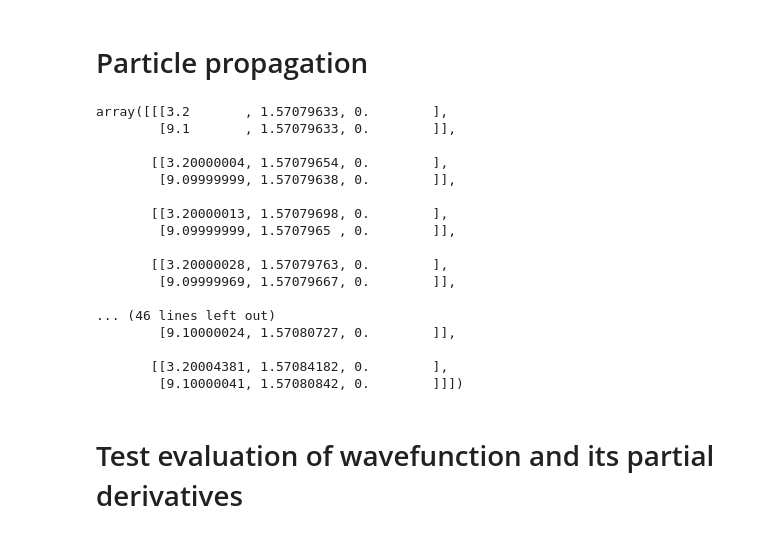
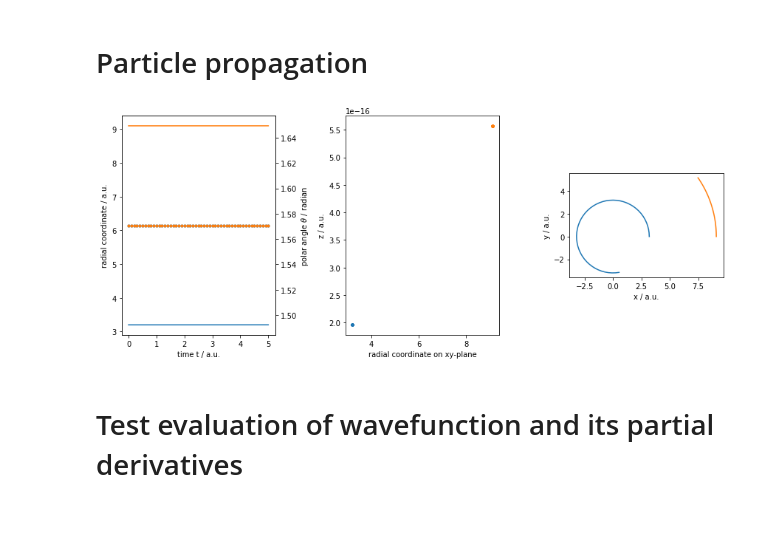
Before and after one commit to jam31118/implicit-euler, a Jupyter notebook: 3d-spherical-box/propagate-particles/propagate-particles-in-spherical-box.ipynb, the cells around one changed output. Drawn from its saved outputs; the diff is of its cells as text; code cells hidden in the pictures.

Commit message:
particles with visualization

```diff
--- a/3d-spherical-box/propagate-particles/propagate-particles-in-spherical-box.ipynb
+++ b/3d-spherical-box/propagate-particles/propagate-particles-in-spherical-box.ipynb
@@ -6,7 +6,7 @@ from numpy import pi
 from tdse.propagator.spherical import Propagator_on_Spherical_Box_with_single_m
 
 prop = Propagator_on_Spherical_Box_with_single_m(
-    Nr=51, dr=0.2, m=0, lmax=1, Vr=0.0)
+    Nr=51, dr=0.2, m=1, lmax=1, Vr=0.0)
 # %%
 wf_t0 = prop.propagate_to_ground_state(norm_thres=1e-10)
 # %% [output]
@@ -16,7 +16,7 @@ iteration count at end: 325
 # %%
 q0_arr = np.array([[3.2, pi/2, 0.0], [9.1, pi/2, 0.0]])
 # %%
-dt, Nt = 0.1, 21
+dt, Nt = 0.1, 51
 t_arr = dt * np.arange(Nt)
 # %%
 from numpy import asarray
@@ -64,26 +64,41 @@ for it in range(Nt-1):
         q_arr[iq] += dq
 
     q_arr_t[it+1] = q_arr
-# %%
-q_arr_t
-# %% [output]
-array([[[3.2       , 1.57079633, 0.        ],
-        [9.1       , 1.57079633, 0.        ]],
-
-       [[3.20000004, 1.57079654, 0.        ],
-        [9.09999999, 1.57079638, 0.        ]],
-
-       [[3.20000013, 1.57079698, 0.        ],
-        [9.09999999, 1.5707965 , 0.        ]],
-
-       [[3.20000028, 1.57079763, 0.        ],
-        [9.09999969, 1.57079667, 0.        ]],
-
-... (46 lines left out)
-        [9.10000024, 1.57080727, 0.        ]],
-
-       [[3.20004381, 1.57084182, 0.        ],
-        [9.10000041, 1.57080842, 0.        ]]])
+# %%
+fig, (ax, axreal, axxy) = plt.subplots(ncols=3, figsize=(12,5))
+
+axr, axtheta = ax, ax.twinx()
+axr.set_xlabel("time t / a.u.")
+axr.set_ylabel("radial coordinate / a.u.")
+axtheta.set_ylabel(r"polar angle $\theta$ / radian")
+
+axreal.set_xlabel("radial coordinate on xy-plane")
+axreal.set_ylabel("z / a.u.")
+# axreal.set_aspect(1.0)
+
+axxy.set_xlabel("x / a.u.")
+axxy.set_ylabel("y / a.u.")
+axxy.set_aspect(1.0)
+
+Nq = len(q0_arr)
+for iq in range(Nq):
+    r_t = q_arr_t[:,iq,0]
+    theta_t = q_arr_t[:,iq,1]
+    lr, = axr.plot(t_arr, r_t, '-')
+    axtheta.plot(t_arr, theta_t, '.', color=lr.get_color())
+
+    rho_t, z_t = r_t*np.sin(theta_t), r_t*np.cos(theta_t)
+    axreal.plot(rho_t, z_t, '.', color=lr.get_color())
+
+    phi_t = q_arr_t[:,iq,2]
+    x_t, y_t = rho_t*np.cos(phi_t), rho_t*np.sin(phi_t)
+    axxy.plot(x_t, y_t)
+
+fig.tight_layout()
+
+# fig.savefig("paricle-prop-m-{}-lmax-{}-test-3".format(prop.m, prop.lmax))
+# %% [output]
+[figure, added]
 # %% [markdown]
 # Test evaluation of wavefunction and its partial derivatives
 # %%
```
Also changed, not shown: parts of 1 cell of this notebook.
